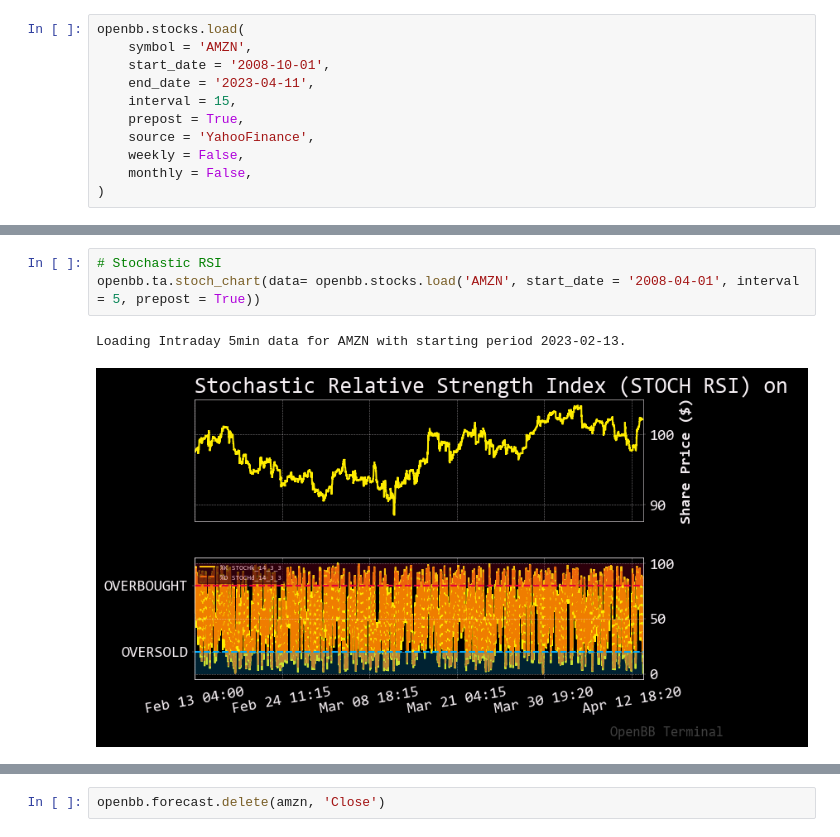
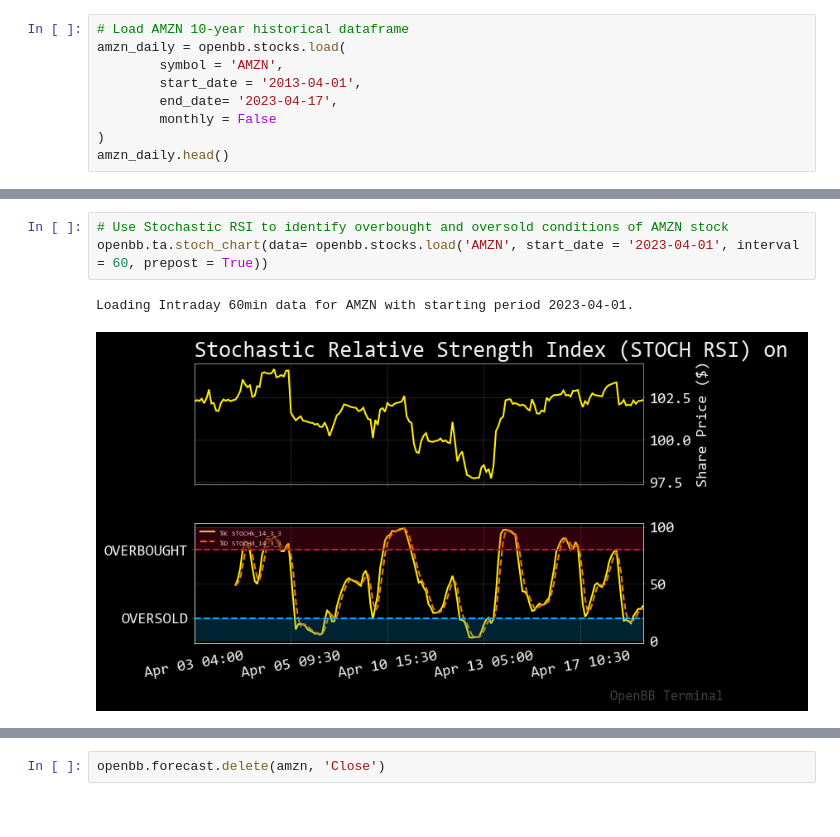
Before and after one commit to omarmoreta/fintech_project_2, a Jupyter notebook: Ron Files/openbb_AMZNforecast.ipynb, the cells around one changed output, grey strips where cells are left out. Drawn from its saved outputs; the diff is of its cells as text.

```diff
--- a/Ron Files/openbb_AMZNforecast.ipynb
+++ b/Ron Files/openbb_AMZNforecast.ipynb
@@ -9,12 +14,10 @@ openbb.keys.news(key = '02762df748034533a38cb129afcb38f3', persist = True)
 # %%
-openbb.stocks.load(
-    symbol = 'AMZN',
-    start_date = '2008-10-01',
-    end_date = '2023-04-11',
-    interval = 15,
-    prepost = True,
-    source = 'YahooFinance',
-    weekly = False,
-    monthly = False,
+# Load AMZN 10-year historical dataframe
+amzn_daily = openbb.stocks.load(
+        symbol = 'AMZN',
+        start_date = '2013-04-01',
+        end_date= '2023-04-17',
+        monthly = False
 )
+amzn_daily.head()
 # %% [output]
@@ -191,7 +470,7 @@ Loading Monthly data for AMZN with starting period 2008-04-01.
 # %%
-# Stochastic RSI
-openbb.ta.stoch_chart(data= openbb.stocks.load('AMZN', start_date = '2008-04-01', interval = 5, prepost = True))
+# Use Stochastic RSI to identify overbought and oversold conditions of AMZN stock
+openbb.ta.stoch_chart(data= openbb.stocks.load('AMZN', start_date = '2023-04-01', interval = 60, prepost = True))
 # %% [output]
-Loading Intraday 5min data for AMZN with starting period 2023-02-13.
+Loading Intraday 60min data for AMZN with starting period 2023-04-01.
-[figure, old version]
+[figure, new version]
 # %%
```
Also changed, not shown: parts of 55 cells of this notebook, 13 other files.
